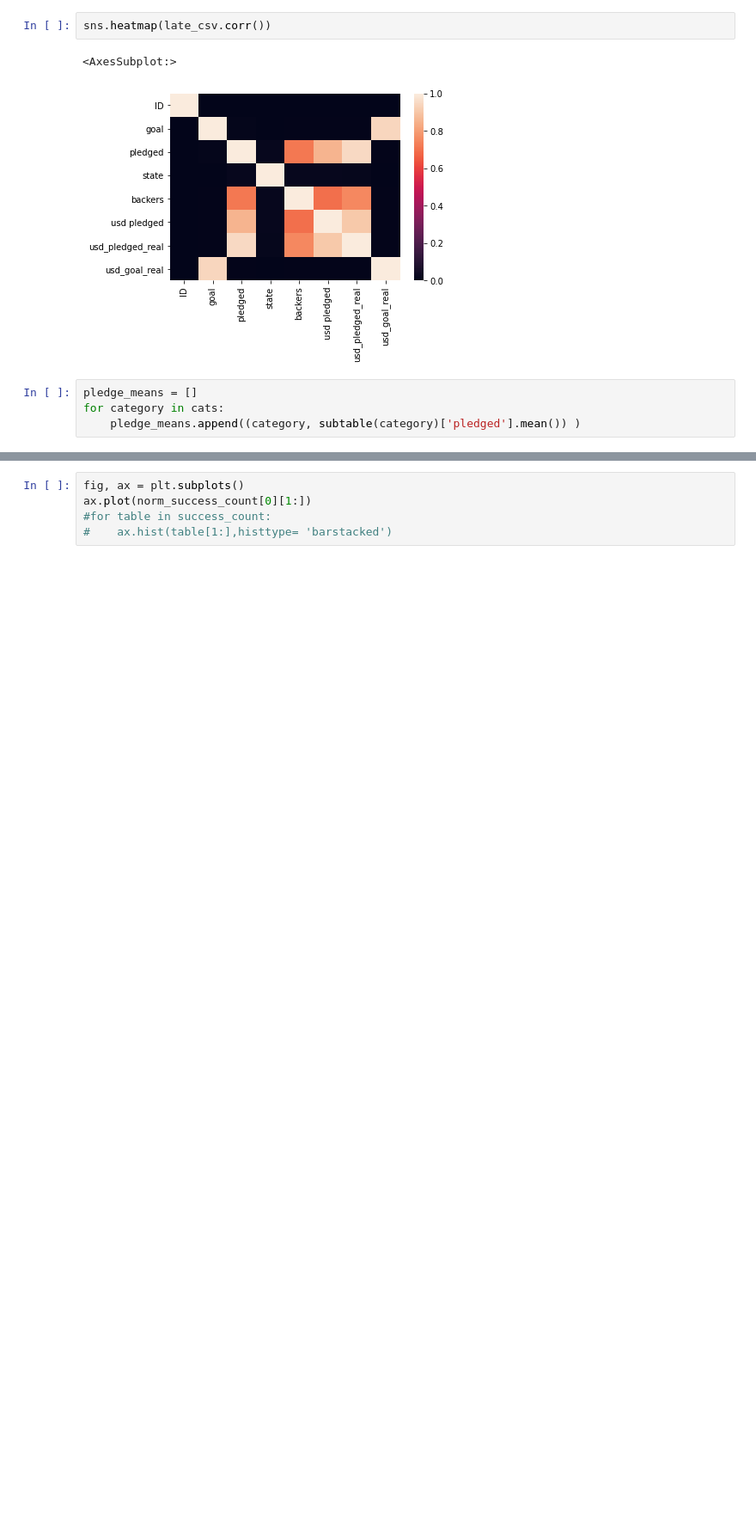
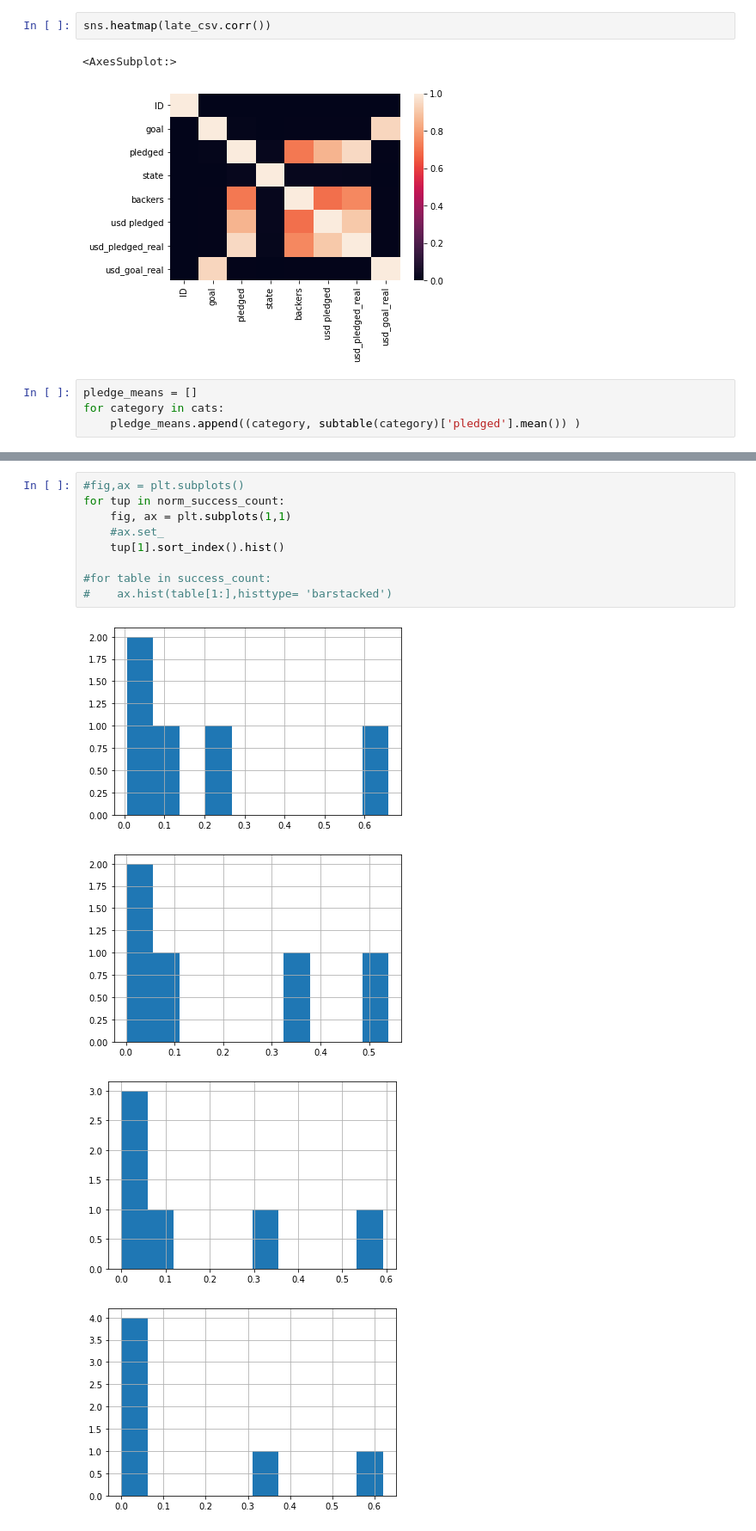
Before and after one commit to Satch7320/Galvanize, a Jupyter notebook: capstone1/Capstone_1.ipynb, the cells around one changed output, grey strips where cells are left out. Shown at 86% size. Drawn from its saved outputs; the diff is of its cells as text; blank space fills up the shorter version.

```diff
--- a/capstone1/Capstone_1.ipynb
+++ b/capstone1/Capstone_1.ipynb
@@ -214,6 +244,14 @@ for category in cats:
 # %%
-fig, ax = plt.subplots()
-ax.plot(norm_success_count[0][1:])
+#fig,ax = plt.subplots()
+for tup in norm_success_count:
+    fig, ax = plt.subplots(1,1)
+    #ax.set_
+    tup[1].sort_index().hist()
+
 #for table in success_count:
 #    ax.hist(table[1:],histtype= 'barstacked')
 # %% [output]
+[figure, new version]
+[figure, added]
+[figure, added]
+[figure, added]
```
Also changed, not shown: parts of 13 cells of this notebook, 1 other file.
